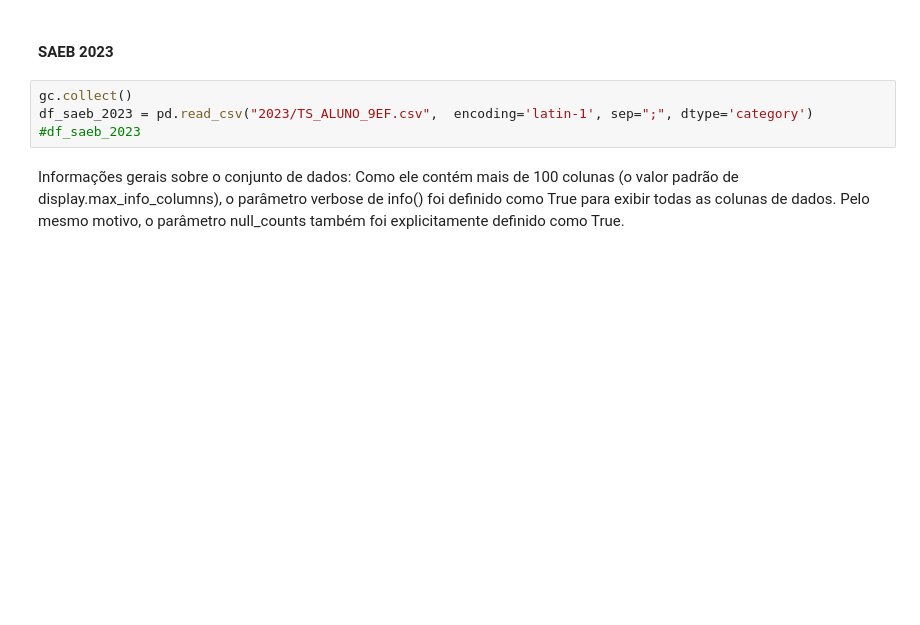
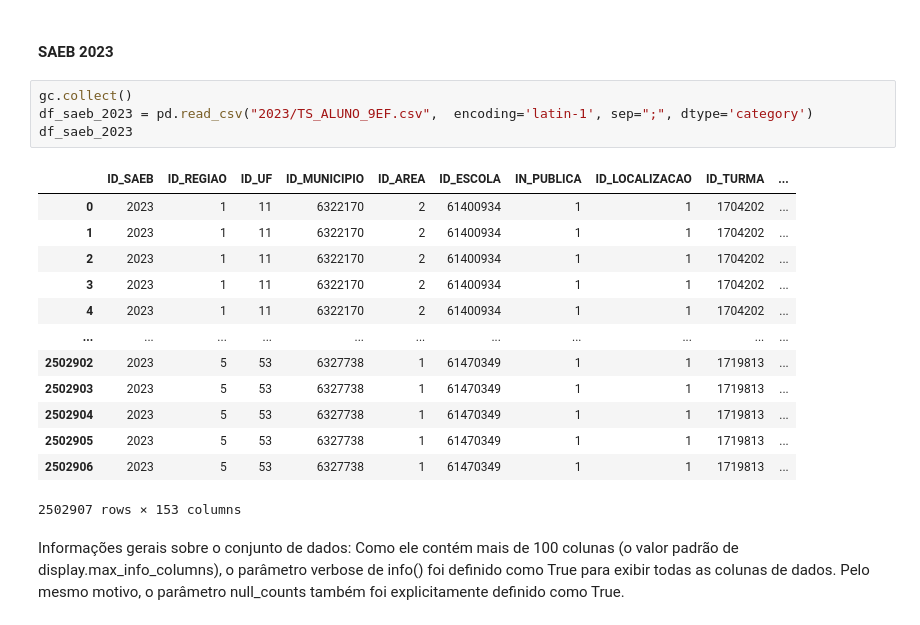
Before and after one commit to emilly788/TCC, a Jupyter notebook: TCC (1).ipynb, the cells around one changed output. Saved outputs shown, nothing was run; the diff lists cells and outputs as text; blank space fills up the shorter version.

```diff
--- a/TCC (1).ipynb
+++ b/TCC (1).ipynb
@@ -1203,7 +1231,21 @@ Abaixo está uma listagem literal das perguntas do Questionário de Estudante. O
 # %%
 gc.collect()
 df_saeb_2023 = pd.read_csv("2023/TS_ALUNO_9EF.csv",  encoding='latin-1', sep=";", dtype='category')
-#df_saeb_2023
+df_saeb_2023
+# %% [output]
+|  | ID_SAEB | ID_REGIAO | ID_UF | ID_MUNICIPIO | ID_AREA | ID_ESCOLA | IN_PUBLICA | ID_LOCALIZACAO | ID_TURMA | ... |
+| 0 | 2023 | 1 | 11 | 6322170 | 2 | 61400934 | 1 | 1 | 1704202 | ... |
+| 1 | 2023 | 1 | 11 | 6322170 | 2 | 61400934 | 1 | 1 | 1704202 | ... |
+| 2 | 2023 | 1 | 11 | 6322170 | 2 | 61400934 | 1 | 1 | 1704202 | ... |
+| 3 | 2023 | 1 | 11 | 6322170 | 2 | 61400934 | 1 | 1 | 1704202 | ... |
+| 4 | 2023 | 1 | 11 | 6322170 | 2 | 61400934 | 1 | 1 | 1704202 | ... |
+| ... | ... | ... | ... | ... | ... | ... | ... | ... | ... | ... |
+| 2502902 | 2023 | 5 | 53 | 6327738 | 1 | 61470349 | 1 | 1 | 1719813 | ... |
+| 2502903 | 2023 | 5 | 53 | 6327738 | 1 | 61470349 | 1 | 1 | 1719813 | ... |
+| 2502904 | 2023 | 5 | 53 | 6327738 | 1 | 61470349 | 1 | 1 | 1719813 | ... |
+| 2502905 | 2023 | 5 | 53 | 6327738 | 1 | 61470349 | 1 | 1 | 1719813 | ... |
+| 2502906 | 2023 | 5 | 53 | 6327738 | 1 | 61470349 | 1 | 1 | 1719813 | ... |
+2502907 rows × 153 columns
 # %% [markdown]
 Informações gerais sobre o conjunto de dados:
 Como ele contém mais de 100 colunas (o valor padrão de display.max_info_columns), o parâmetro verbose de info() foi definido como True para exibir todas as colunas de dados. Pelo mesmo motivo, o parâmetro null_counts também foi explicitamente definido como True.
```
Also changed, not shown: parts of 9 cells of this notebook.
